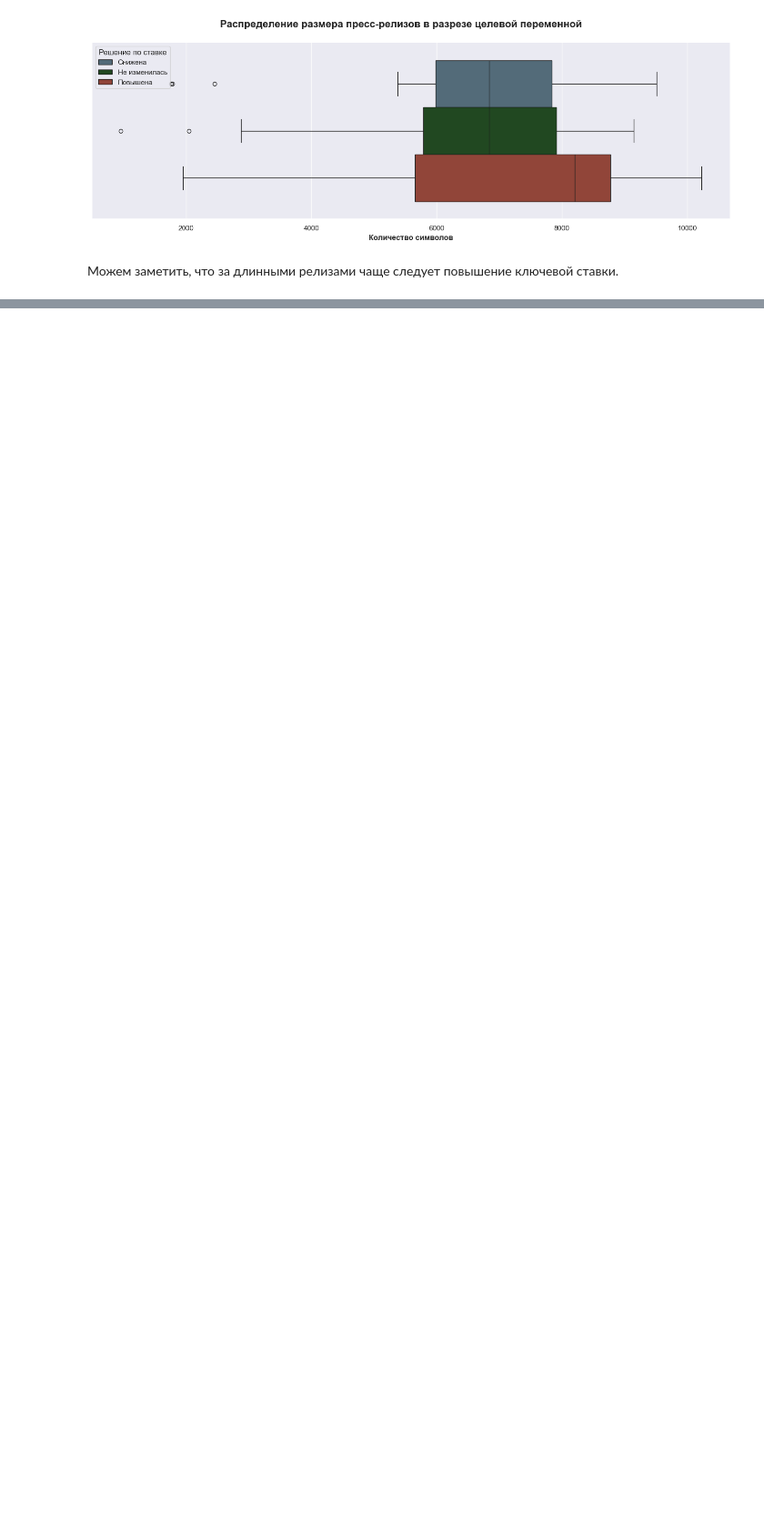
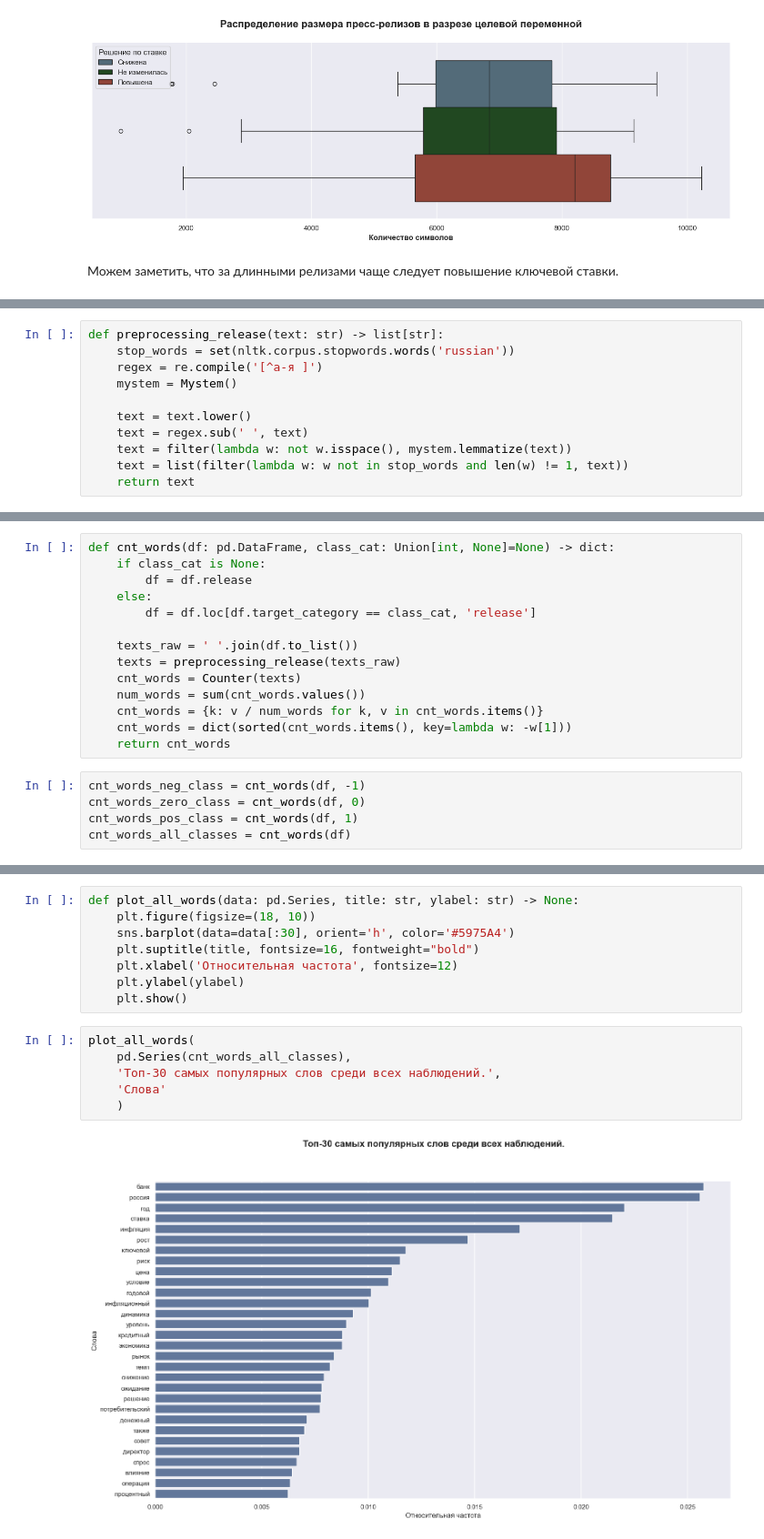
Before and after one commit to ai24-team-15/cbr-press-release-classifier, a Jupyter notebook: eda/cbr_press_releases.ipynb, the cells around one changed output, grey strips where cells are left out. Shown at 91% size. Drawn from its saved outputs; the diff is of its cells as text; blank space fills up the shorter version.

Commit message:
analyze flow of words

```diff
--- a/eda/cbr_press_releases.ipynb
+++ b/eda/cbr_press_releases.ipynb
@@ -444,0 +450,11 @@ plt.show()
+# %%
+def preprocessing_release(text: str) -> list[str]:
+    stop_words = set(nltk.corpus.stopwords.words('russian'))
+    regex = re.compile('[^а-я ]')
+    mystem = Mystem()
+
+    text = text.lower()
+    text = regex.sub(' ', text)
+    text = filter(lambda w: not w.isspace(), mystem.lemmatize(text))
+    text = list(filter(lambda w: w not in stop_words and len(w) != 1, text))
+    return text
@@ -444,0 +463,19 @@ plt.show()
+# %%
+def cnt_words(df: pd.DataFrame, class_cat: Union[int, None]=None) -> dict:
+    if class_cat is None:
+        df = df.release
+    else:
+        df = df.loc[df.target_category == class_cat, 'release']
+
+    texts_raw = ' '.join(df.to_list())
+    texts = preprocessing_release(texts_raw)
+    cnt_words = Counter(texts)
+    num_words = sum(cnt_words.values())
+    cnt_words = {k: v / num_words for k, v in cnt_words.items()}
+    cnt_words = dict(sorted(cnt_words.items(), key=lambda w: -w[1]))
+    return cnt_words
+# %%
+cnt_words_neg_class = cnt_words(df, -1)
+cnt_words_zero_class = cnt_words(df, 0)
+cnt_words_pos_class = cnt_words(df, 1)
+cnt_words_all_classes = cnt_words(df)
@@ -444,0 +484,16 @@ plt.show()
+# %%
+def plot_all_words(data: pd.Series, title: str, ylabel: str) -> None:
+    plt.figure(figsize=(18, 10))
+    sns.barplot(data=data[:30], orient='h', color='#5975A4')
+    plt.suptitle(title, fontsize=16, fontweight="bold")
+    plt.xlabel('Относительная частота', fontsize=12)
+    plt.ylabel(ylabel)
+    plt.show()
+# %%
+plot_all_words(
+    pd.Series(cnt_words_all_classes),
+    'Топ-30 самых популярных слов среди всех наблюдений.',
+    'Слова'
+    )
+# %% [output]
+[figure, added]
```
Also changed, not shown: parts of 16 cells of this notebook.
